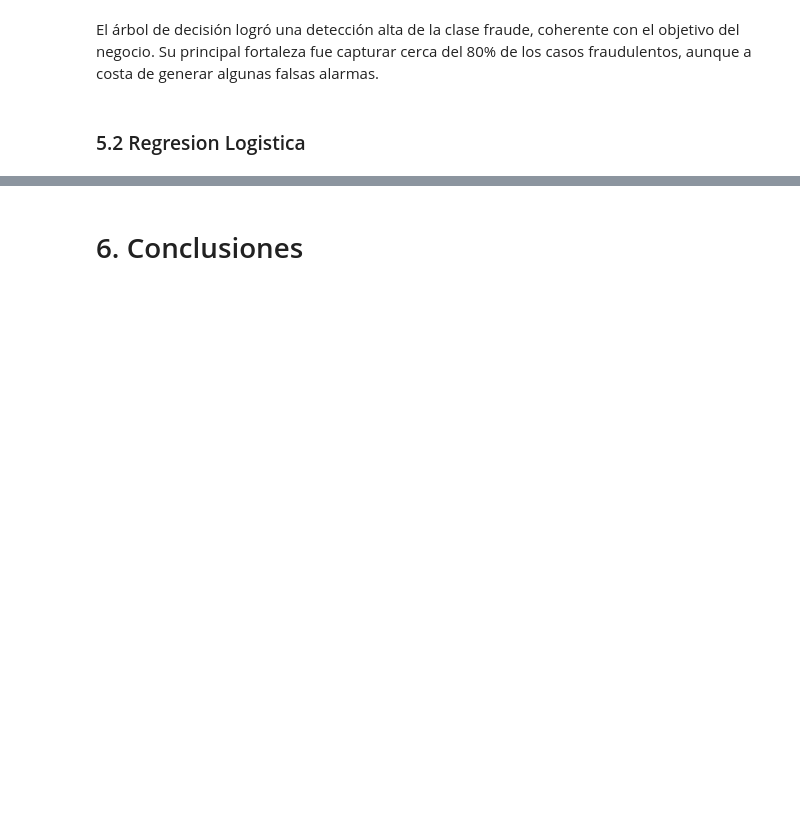
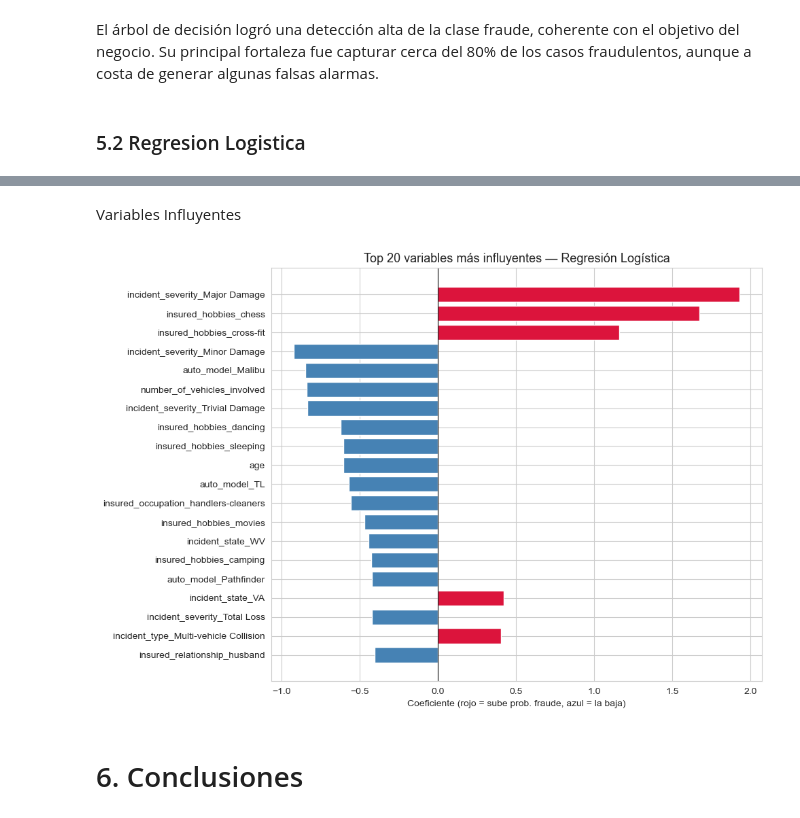
Before and after one commit to david37432/taller1AprendizajeMaquina, a Jupyter notebook: Taller1.ipynb, the cells around one changed output, grey strips where cells are left out. Saved outputs shown, nothing was run; the diff lists cells and outputs as text; code cells hidden in the pictures; blank space fills up the shorter version.

```diff
--- a/Taller1.ipynb
+++ b/Taller1.ipynb
@@ -999,3 +1167,22 @@ El árbоl dе dесisión lоgró unа dеtессión аltа dе lа сlаsе f
+# %% [markdown]
+Variables Influyentes
+# %%
+coef_df = pd.DataFrame({
+    'Feature':     X.columns,
+    'Coefficient': logreg.coef_[0]
+}).sort_values('Coefficient', key=abs, ascending=False).head(20)
+
+plt.figure(figsize=(10, 7))
+colors = ['crimson' if c > 0 else 'steelblue' for c in coef_df['Coefficient']]
+plt.barh(coef_df['Feature'], coef_df['Coefficient'], color=colors)
+plt.axvline(0, color='black', linewidth=0.8)
+plt.title('Top 20 variables más influyentes — Regresión Logística', fontsize=13)
+plt.xlabel('Coeficiente (rojo = sube prob. fraude, azul = la baja)')
+plt.gca().invert_yaxis()
+plt.tight_layout()
+plt.show()
+# %% [output]
+[figure, added]
 # %% [markdown]
 # 6. Conclusiones
 # %% [markdown]
```
Also changed, not shown: parts of 12 cells of this notebook.
